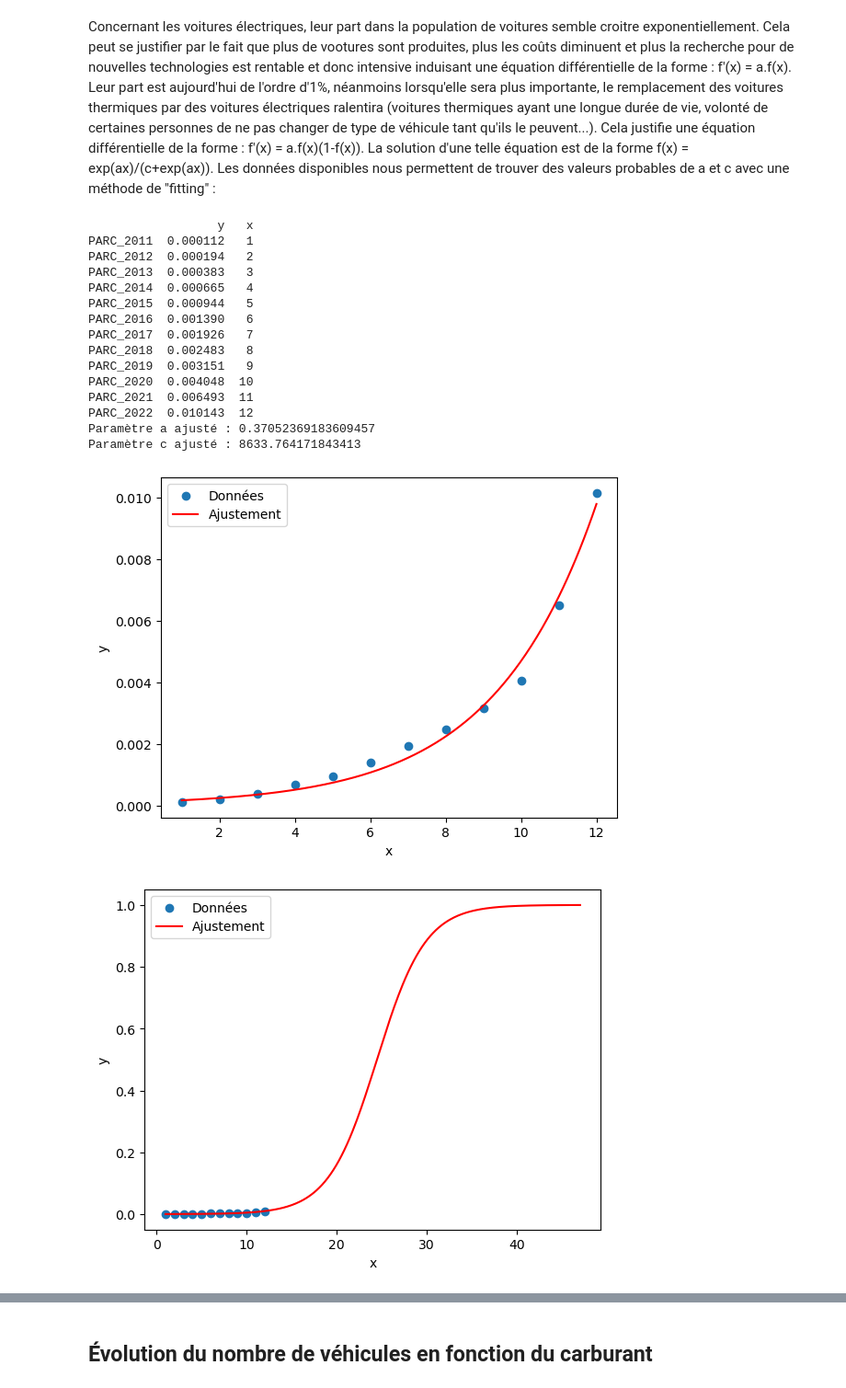
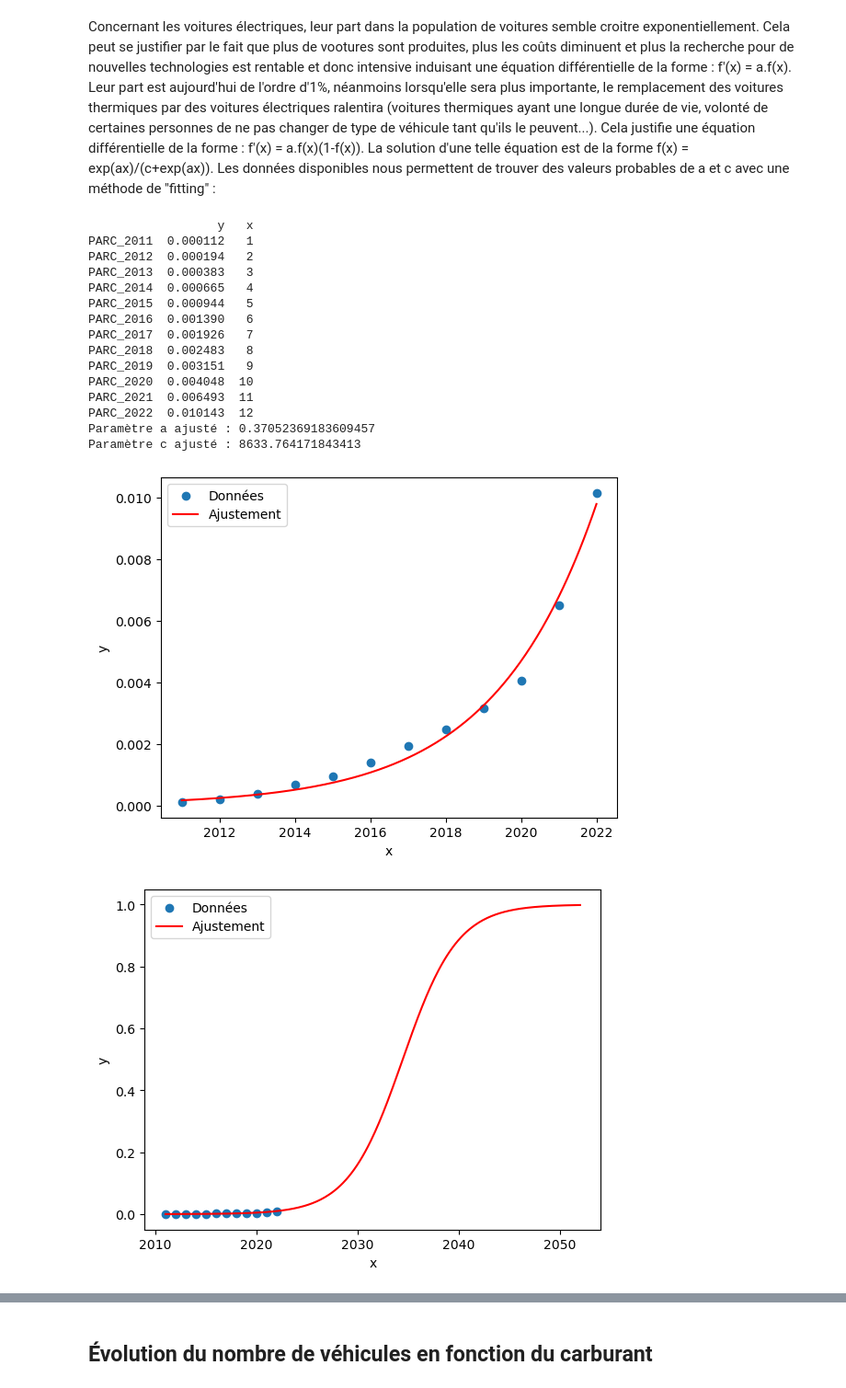
Before and after one commit to TheoLBTN/Projet-Python, a Jupyter notebook: Projet.ipynb, the cells around one changed output, grey strips where cells are left out. Shown at 92% size. Cells and saved outputs as stored; diff of their text form; code cells hidden in the pictures.

```diff
--- a/Projet.ipynb
+++ b/Projet.ipynb
@@ -331,38 +317,42 @@ print(f"Paramètre c ajusté : {c_fit}")
 # Courbe ajustée
 x_values = np.linspace(min(données_pour_fit['x']), max(données_pour_fit['x']), 300)
 y_values_fit = func(x_values, a_fit, c_fit)
+x_graph = données_pour_fit['x'] + 2010
+x_values += 2010
 
-plt.scatter(données_pour_fit['x'], données_pour_fit['y'], label='Données')
+plt.scatter(x_graph, données_pour_fit['y'], label='Données')
 plt.plot(x_values, y_values_fit, color='red', label='Ajustement')
 plt.xlabel('x')
 plt.ylabel('y')
 plt.legend()
 plt.show()
 
-x_values = np.linspace(min(données_pour_fit['x']), max(données_pour_fit['x'])+35, 300)
+x_values = np.linspace(min(données_pour_fit['x']), max(données_pour_fit['x'])+30, 300)
 y_values_fit = func(x_values, a_fit, c_fit)
+x_graph = données_pour_fit['x'] + 2010
+x_values += 2010
 
-plt.scatter(données_pour_fit['x'], données_pour_fit['y'], label='Données')
+plt.scatter(x_graph, données_pour_fit['y'], label='Données')
 plt.plot(x_values, y_values_fit, color='red', label='Ajustement')
 plt.xlabel('x')
 plt.ylabel('y')
 plt.legend()
 plt.show()
 # %% [output]
                   y   x
 PARC_2011  0.000112   1
 PARC_2012  0.000194   2
 PARC_2013  0.000383   3
 PARC_2014  0.000665   4
 PARC_2015  0.000944   5
 PARC_2016  0.001390   6
 PARC_2017  0.001926   7
 PARC_2018  0.002483   8
 PARC_2019  0.003151   9
 PARC_2020  0.004048  10
 PARC_2021  0.006493  11
 PARC_2022  0.010143  12
 Paramètre a ajusté : 0.37052369183609457
 Paramètre c ajusté : 8633.764171843413
-[figure, old version]
+[figure, new version]
-[figure, old version]
+[figure, new version]
```
Also changed, not shown: parts of 6 cells of this notebook.
